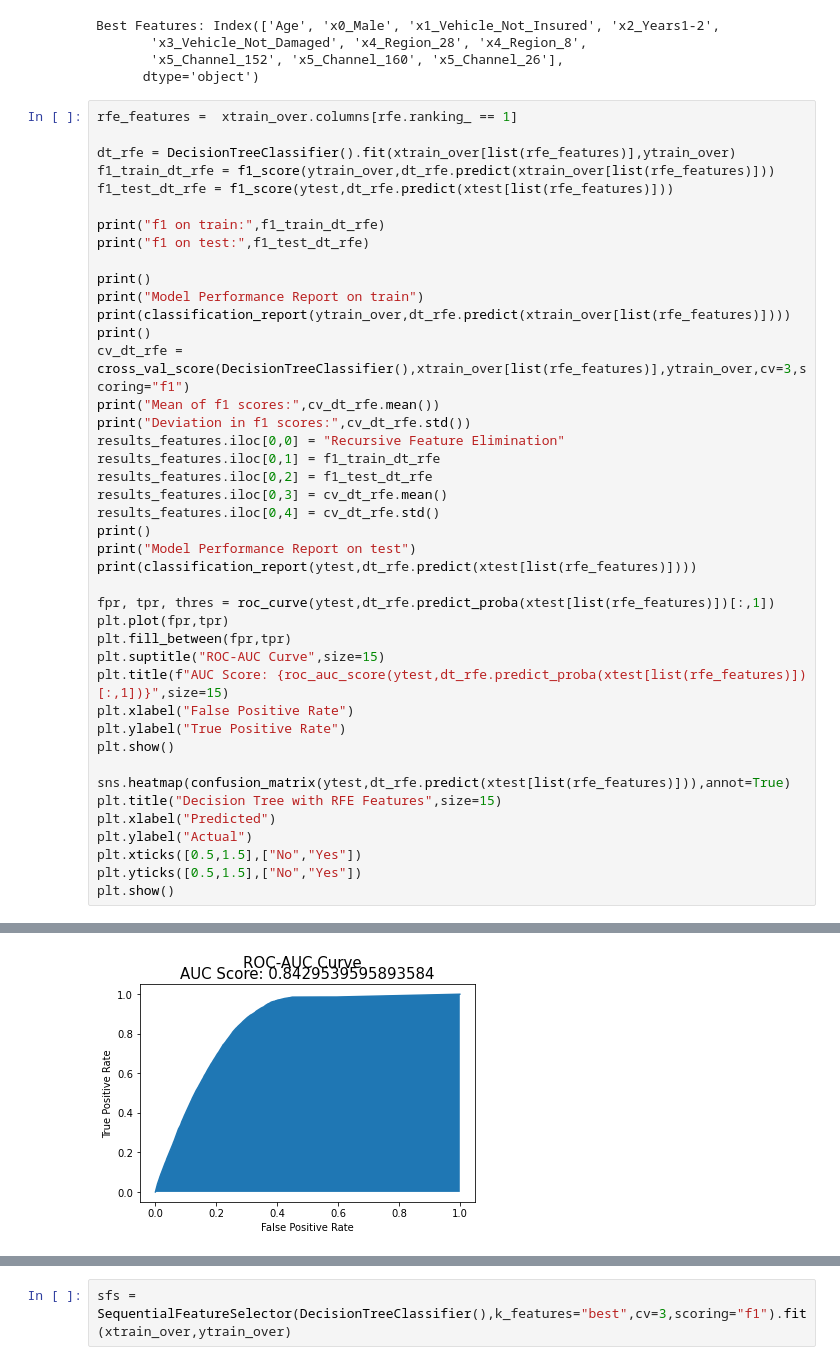
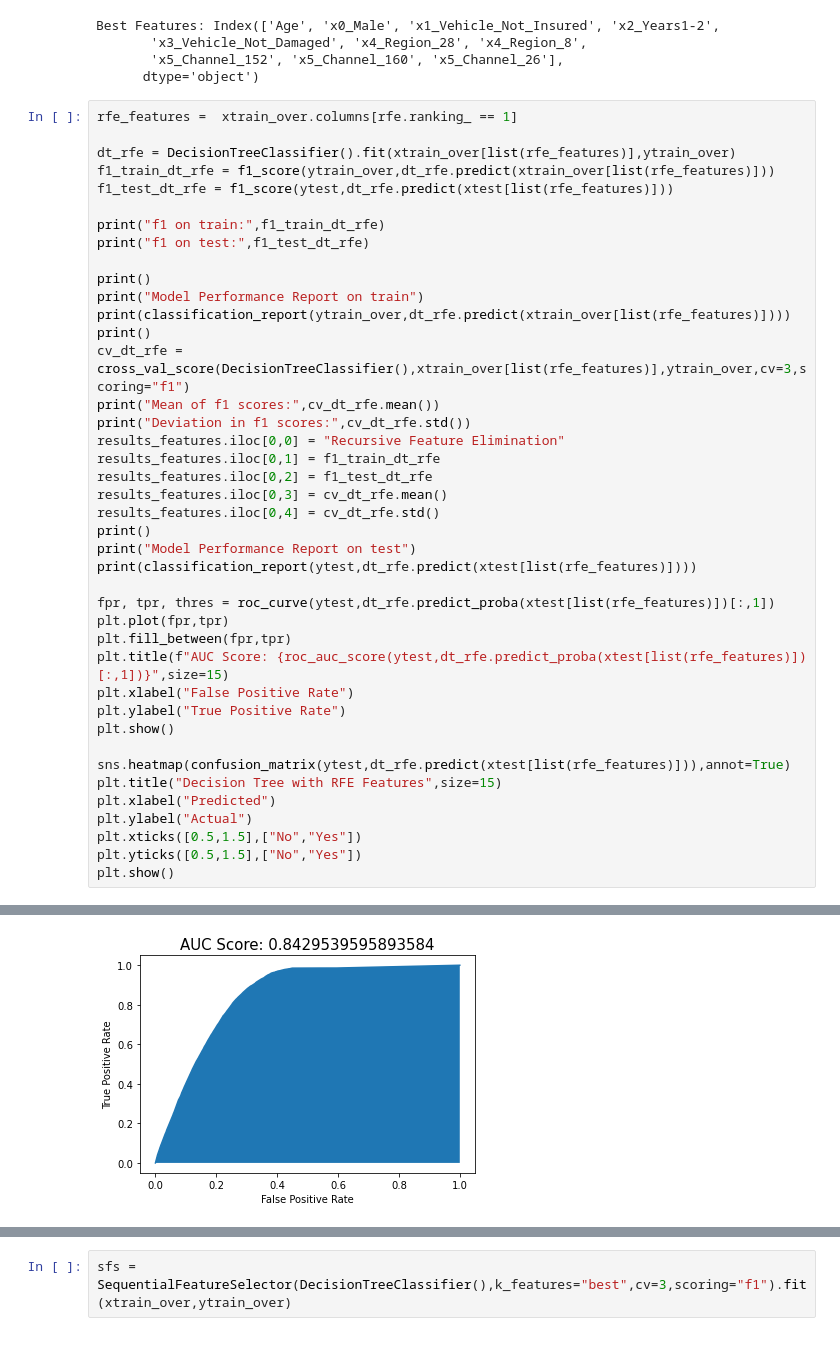
Before and after one commit to varun6299/Cross-Selling-Vehicle-Insurance, a Jupyter notebook: Cross Selling Vehicle Insurance.ipynb, the cells around one changed output, grey strips where cells are left out. Drawn from its saved outputs; the diff is of its cells as text.

```diff
--- a/Cross Selling Vehicle Insurance.ipynb
+++ b/Cross Selling Vehicle Insurance.ipynb
@@ -1187,38 +1187,37 @@ print(classification_report(ytest,dt_rfe.predict(xtest[list(rfe_features)])))
 fpr, tpr, thres = roc_curve(ytest,dt_rfe.predict_proba(xtest[list(rfe_features)])[:,1])
 plt.plot(fpr,tpr)
 plt.fill_between(fpr,tpr)
-plt.suptitle("ROC-AUC Curve",size=15)
 plt.title(f"AUC Score: {roc_auc_score(ytest,dt_rfe.predict_proba(xtest[list(rfe_features)])[:,1])}",size=15)
 plt.xlabel("False Positive Rate")
 plt.ylabel("True Positive Rate")
 plt.show()
 
 sns.heatmap(confusion_matrix(ytest,dt_rfe.predict(xtest[list(rfe_features)])),annot=True)
 plt.title("Decision Tree with RFE Features",size=15)
 plt.xlabel("Predicted")
 plt.ylabel("Actual")
 plt.xticks([0.5,1.5],["No","Yes"])
 plt.yticks([0.5,1.5],["No","Yes"])
 plt.show()
 # %% [output]
 f1 on train: 0.7181950133367784
 f1 on test: 0.44604778624646735
 
 Model Performance Report on train
               precision    recall  f1-score   support
 
            0       0.89      0.78      0.83    234079
            1       0.65      0.81      0.72    117040
 
     accuracy                           0.79    351119
    macro avg       0.77      0.79      0.77    351119
 weighted avg       0.81      0.79      0.79    351119
 ... (10 lines left out)
 
     accuracy                           0.77    114333
    macro avg       0.64      0.76      0.65    114333
 weighted avg       0.88      0.77      0.81    114333
-[figure, old version]
+[figure, new version]
 [figure]
 # %%
 sfs = SequentialFeatureSelector(DecisionTreeClassifier(),k_features="best",cv=3,scoring="f1").fit(xtrain_over,ytrain_over)
```
Also changed, not shown: parts of 17 cells of this notebook.
